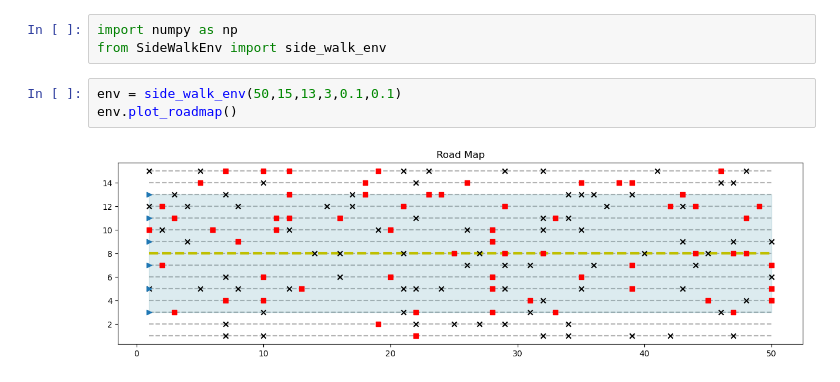
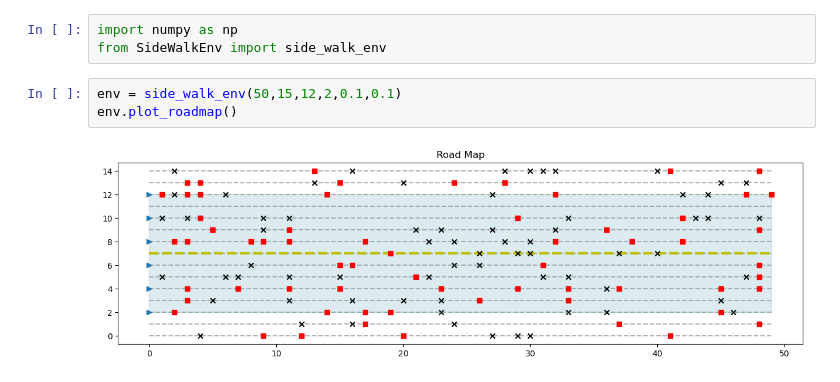
Before and after one commit to jiangzz-lab/GroverQLearning, a Jupyter notebook: sidewalk_env/env_test.ipynb, the cells around one changed output. Saved outputs shown, nothing was run; the diff lists cells and outputs as text.

```diff
--- a/sidewalk_env/env_test.ipynb
+++ b/sidewalk_env/env_test.ipynb
@@ -2,7 +2,7 @@
 import numpy as np
 from SideWalkEnv import side_walk_env
 # %%
-env = side_walk_env(50,15,13,3,0.1,0.1)
+env = side_walk_env(50,15,12,2,0.1,0.1)
 env.plot_roadmap()
 # %% [output]
-[figure, old version]
+[figure, new version]
```
Also changed, not shown: 2 other files.
